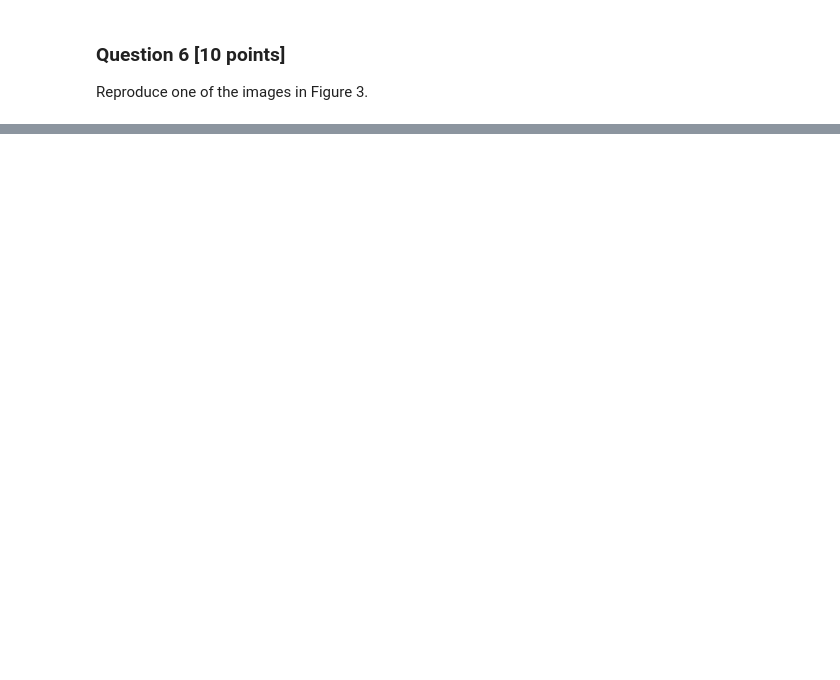
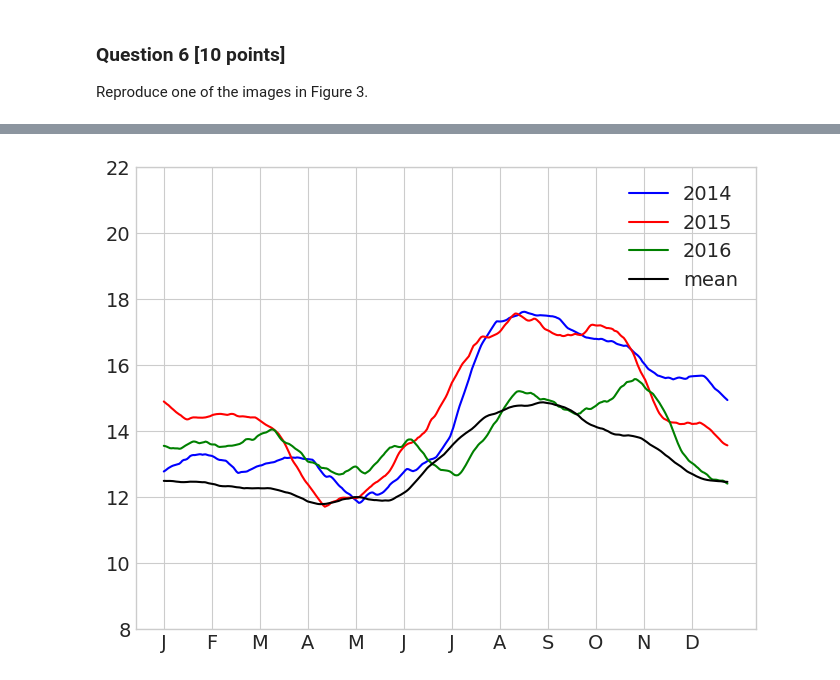
Before and after one commit to Jhartanto30/hw03-Group21, a Jupyter notebook: climate-q6-f3.ipynb, the cells around one changed output, grey strips where cells are left out. Saved outputs shown, nothing was run; the diff lists cells and outputs as text; code cells hidden in the pictures; blank space fills up the shorter version.

```diff
--- a/climate-q6-f3.ipynb
+++ b/climate-q6-f3.ipynb
@@ -32,0 +44,4 @@ ds = xr.open_dataset("~/shared/climate-data/ds_hw.nc")
+# %%
+## get all the data corresponding to the latitude of montery, and longitude 1 km offshore
+montery=ds.analysed_sst.sel(lat=latm,lon=  slice(-121.92-offshore_deg*180/np.pi, -121.92 + offshore_deg*180/np.pi))
+montery
@@ -32,0 +62,4 @@ ds = xr.open_dataset("~/shared/climate-data/ds_hw.nc")
+# %%
+## get 30 day rolling avg
+montery=montery.rolling(time=30, min_periods=1, center=True).mean()
+montery
@@ -32,0 +86,7 @@ ds = xr.open_dataset("~/shared/climate-data/ds_hw.nc")
+# %%
+## groupby year
+years=montery.groupby(montery.time.dt.year)
+# %%
+y14=years[2014]
+y15=years[2015]
+y16=years[2016]
@@ -32,0 +101,27 @@ ds = xr.open_dataset("~/shared/climate-data/ds_hw.nc")
+# %%
+fig, ax = plt.subplots(1,1)
+plt.plot(np.arange(365), y14.data - 273.15,color = 'blue', label = '2014')
+
+plt.plot(np.arange(365), y15.data - 273.15,color = 'red', label = '2015' )
+
+plt.plot(np.arange(365), (y16.data - 273.15)[:-1],color = 'green', label = '2016')
+
+
+plt.plot(np.arange(365),y,color = 'black', label = 'mean')
+# plt.fill_between(np.arange(365),ci_lower,ci_upper, color='b', alpha=.1)
+
+plt.ylim(8,22)
+# plt.xlim(1,13)
+
+# ax.set_xticks(np.arange(365))
+# ax.set_xticklabels('')
+
+ax.xaxis.set_ticks(np.arange(0, 364, 31))
+ax.set_xticklabels(["J","F","M","A","M","J","J","A","S","O","N","D"])
+# ax.grid(which='major', axis='both', linestyle='-')
+
+plt.legend()
+
+plt.show()
+# %% [output]
+[figure, added]
```
Also changed, not shown: parts of 5 cells of this notebook.
